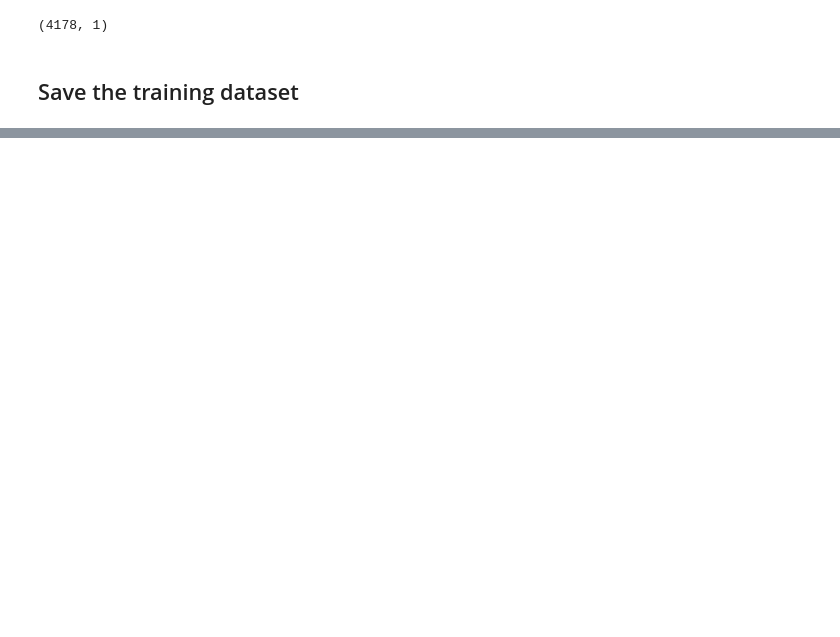
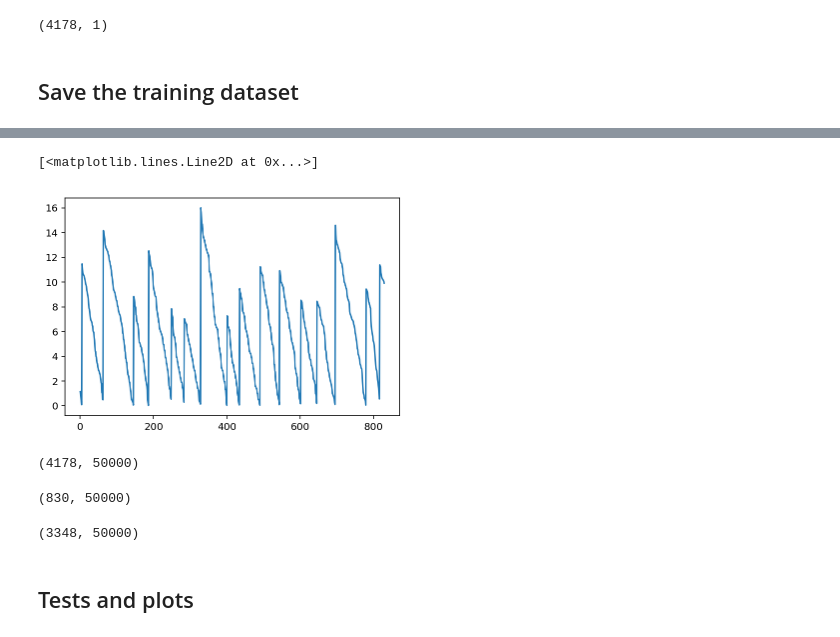
Before and after one commit to AndreaAmico/kaggle, a Jupyter notebook: LANL/notebooks/create_training_set.ipynb, the cells around one changed output, grey strips where cells are left out. Cells and saved outputs as stored; diff of their text form; code cells hidden in the pictures; blank space fills up the shorter version.

```diff
--- a/LANL/notebooks/create_training_set.ipynb
+++ b/LANL/notebooks/create_training_set.ipynb
@@ -108,0 +117,11 @@ with h5py.File(f'{ROOT_PATH}/data/test_data.h5', "w") as out:
+# %%
+test_mask = np.random.random(y_train.shape[0])>0.8
+train_mask = np.logical_not(test_mask)
+# %%
+y_test_masked = y_train[test_mask]
+y_train_masked = y_train[train_mask]
+# %%
+plt.plot(y_test_masked)
+# %% [output]
+[<matplotlib.lines.Line2D at 0x...>]
+[figure, added]
@@ -108,0 +133,12 @@ with h5py.File(f'{ROOT_PATH}/data/test_data.h5', "w") as out:
+# %%
+X_train.shape
+# %% [output]
+(4178, 50000)
+# %%
+X_test_masked.shape
+# %% [output]
+(830, 50000)
+# %%
+X_train_masked.shape
+# %% [output]
+(3348, 50000)
@@ -108,0 +157,2 @@ with h5py.File(f'{ROOT_PATH}/data/test_data.h5', "w") as out:
+# %% [markdown]
+## Tests and plots
```
Also changed, not shown: parts of 14 cells of this notebook, 11 other files.
